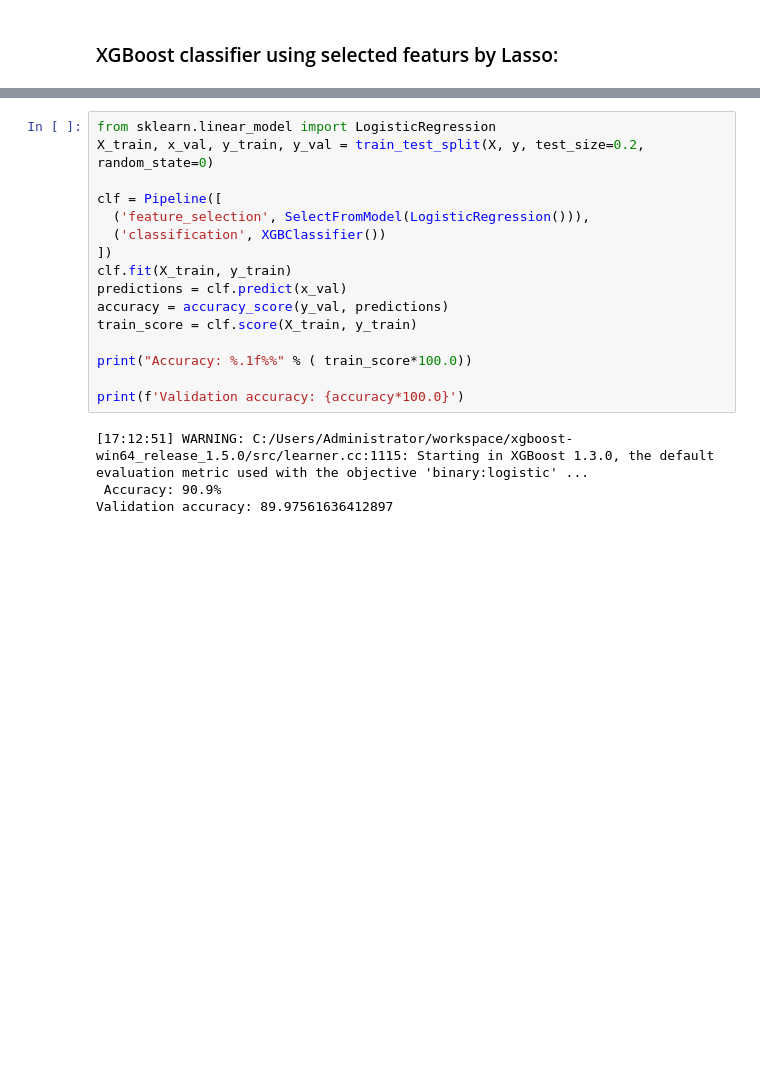
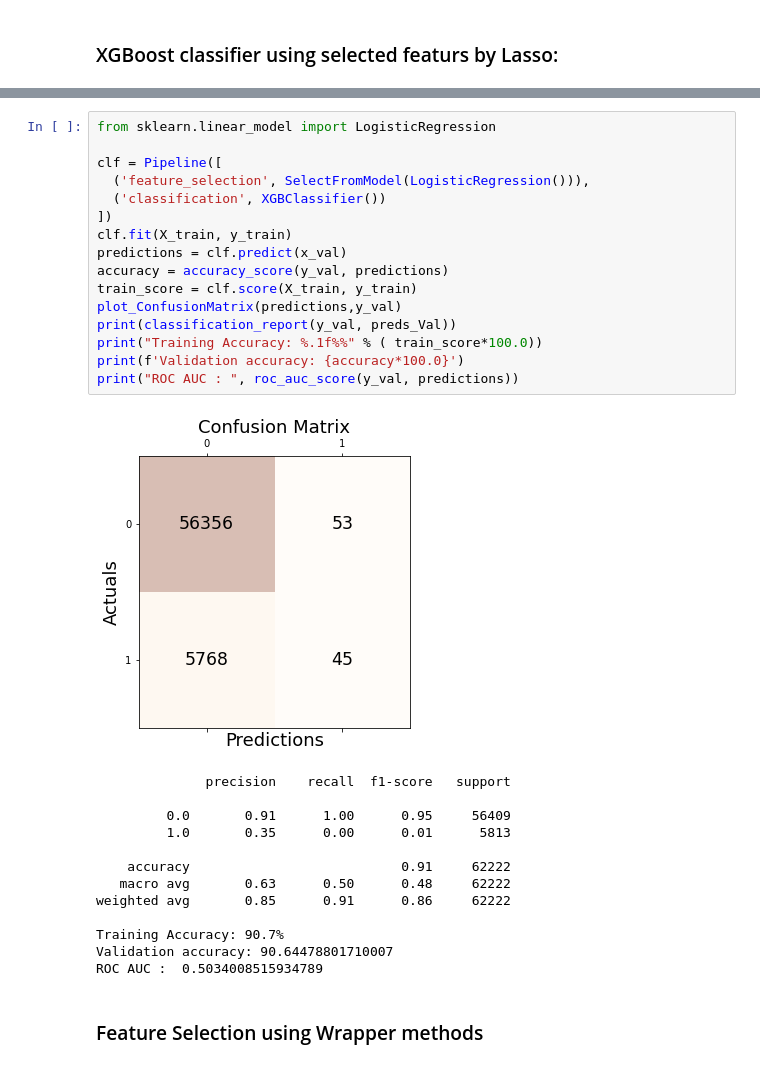
Before and after one commit to sorinmuchi/IFT6758, a Jupyter notebook: notebooks/5-AdvancedModels.ipynb, the cells around one changed output, grey strips where cells are left out. Cells and saved outputs as stored; diff of their text form; blank space fills up the shorter version.

```diff
--- a/notebooks/5-AdvancedModels.ipynb
+++ b/notebooks/5-AdvancedModels.ipynb
@@ -547,23 +590,35 @@ Random: ROC AUC=0.500
 # %%
 from sklearn.linear_model import LogisticRegression
-X_train, x_val, y_train, y_val = train_test_split(X, y, test_size=0.2, random_state=0)
 
 clf = Pipeline([
   ('feature_selection', SelectFromModel(LogisticRegression())),
   ('classification', XGBClassifier())
 ])
 clf.fit(X_train, y_train)
 predictions = clf.predict(x_val)
 accuracy = accuracy_score(y_val, predictions)
 train_score = clf.score(X_train, y_train)
-
-print("Accuracy: %.1f%%" % ( train_score*100.0))
-
+plot_ConfusionMatrix(predictions,y_val)
+print(classification_report(y_val, preds_Val))
+print("Training Accuracy: %.1f%%" % ( train_score*100.0))
 print(f'Validation accuracy: {accuracy*100.0}')
+print("ROC AUC : ", roc_auc_score(y_val, predictions))
 # %% [output]
+[figure, added]
-[17:12:51] WARNING: C:/Users/Administrator/workspace/xgboost-win64_release_1.5.0/src/learner.cc:1115: Starting in XGBoost 1.3.0, the default evaluation metric used with the objective 'binary:logistic' ...
- Accuracy: 90.9%
-Validation accuracy: 89.97561636412897
+              precision    recall  f1-score   support
+
+         0.0       0.91      1.00      0.95     56409
+         1.0       0.35      0.00      0.01      5813
+
+    accuracy                           0.91     62222
+   macro avg       0.63      0.50      0.48     62222
+weighted avg       0.85      0.91      0.86     62222
+
+Training Accuracy: 90.7%
+Validation accuracy: 90.64478801710007
+ROC AUC :  0.5034008515934789
+# %% [markdown]
+### Feature Selection using Wrapper methods
 # %%
 
 
```
Also changed, not shown: parts of 21 cells of this notebook, 1 other file.
